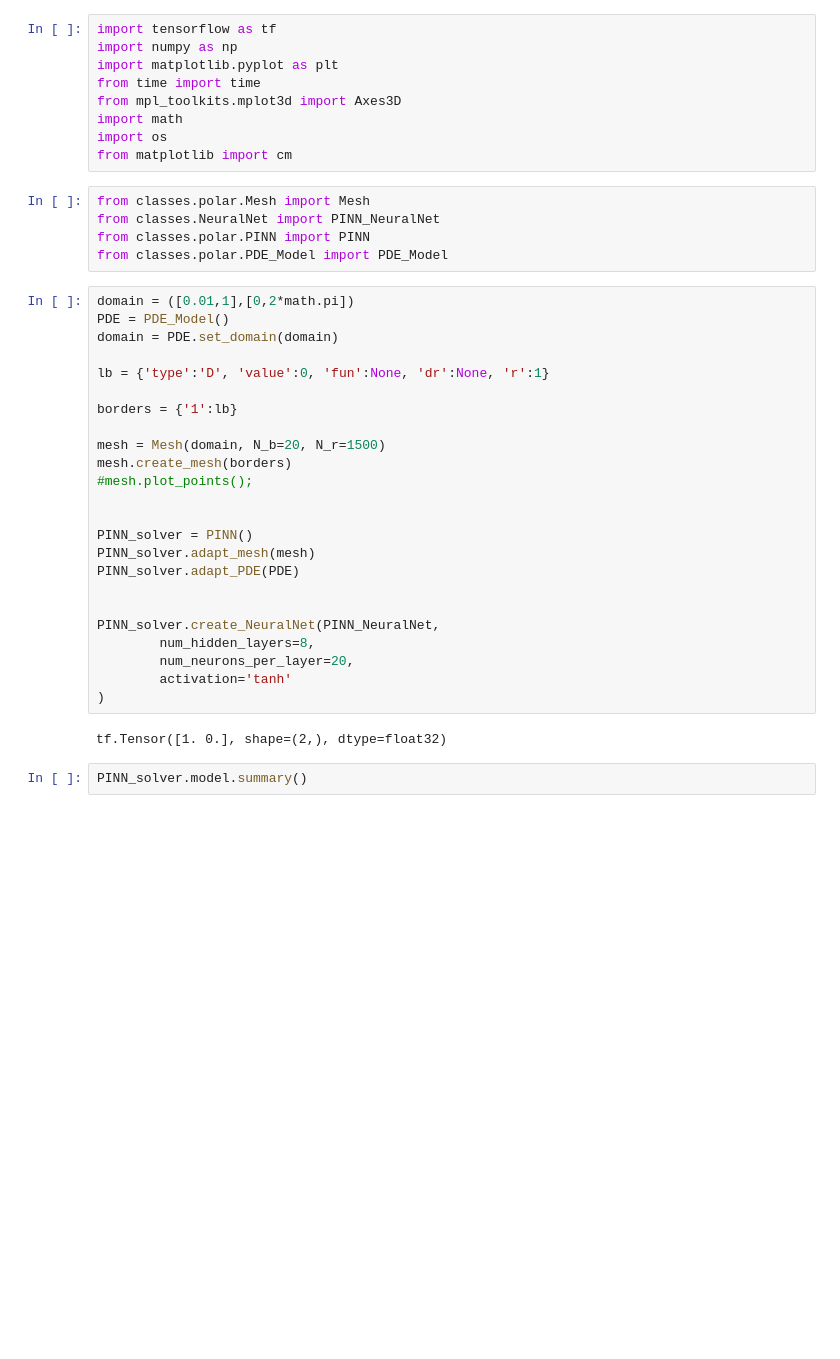
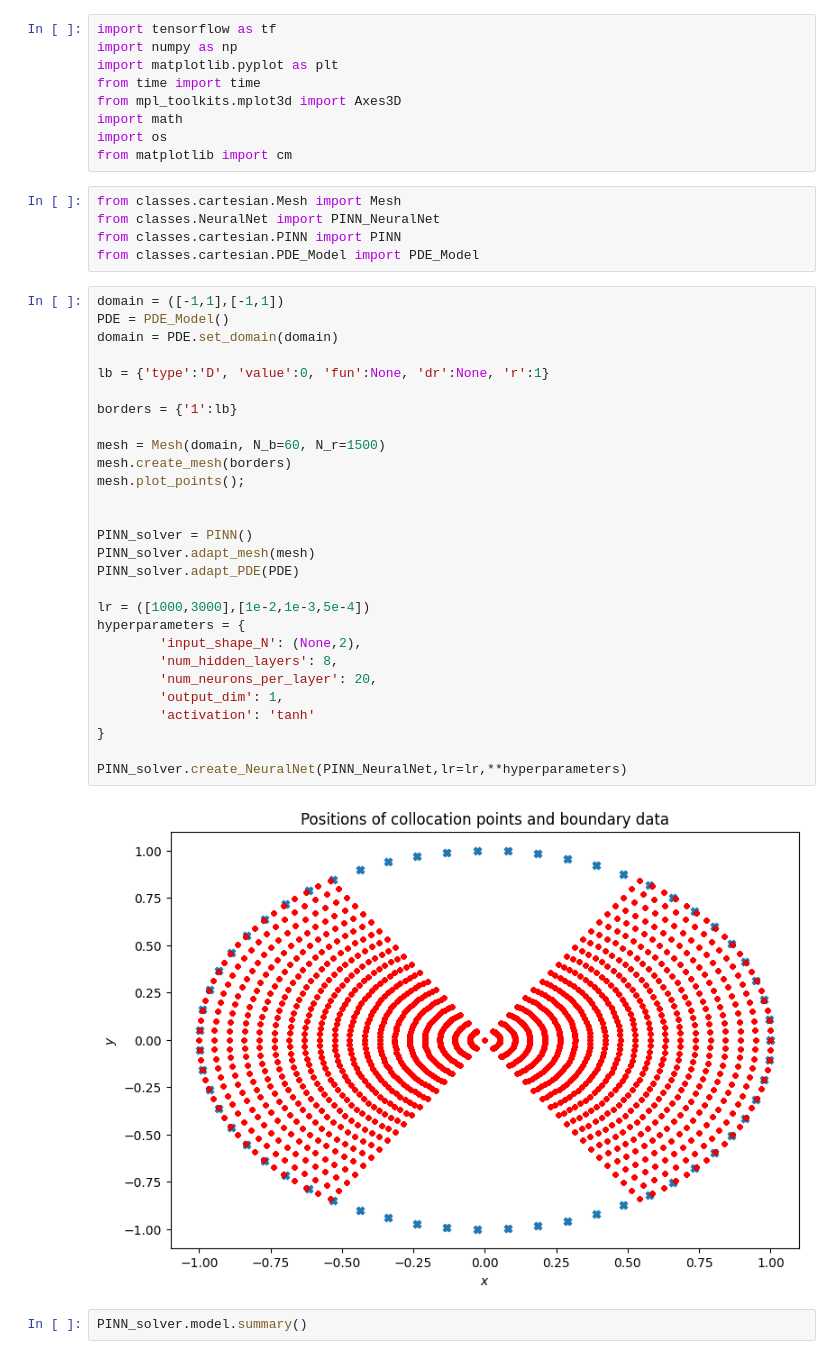
Before and after one commit to MartinAchondo/XPPBE, a Jupyter notebook: Main_XPINNS.ipynb, the cells around one changed output. Cells and saved outputs as stored; diff of their text form; blank space fills up the shorter version.

Commit message:
hyperparameters and cartesian mesh

```diff
--- a/Main_XPINNS.ipynb
+++ b/Main_XPINNS.ipynb
@@ -8,36 +8,40 @@ import math
 import os
 from matplotlib import cm
 # %%
-from classes.polar.Mesh import Mesh
+from classes.cartesian.Mesh import Mesh
 from classes.NeuralNet import PINN_NeuralNet
-from classes.polar.PINN import PINN
-from classes.polar.PDE_Model import PDE_Model
+from classes.cartesian.PINN import PINN
+from classes.cartesian.PDE_Model import PDE_Model
 # %%
-domain = ([0.01,1],[0,2*math.pi])
+domain = ([-1,1],[-1,1])
 PDE = PDE_Model()
 domain = PDE.set_domain(domain)
 
 lb = {'type':'D', 'value':0, 'fun':None, 'dr':None, 'r':1}
 
 borders = {'1':lb}
 
-mesh = Mesh(domain, N_b=20, N_r=1500)
+mesh = Mesh(domain, N_b=60, N_r=1500)
 mesh.create_mesh(borders)
-#mesh.plot_points();
+mesh.plot_points();
 
 
 PINN_solver = PINN()
 PINN_solver.adapt_mesh(mesh)
 PINN_solver.adapt_PDE(PDE)
 
+lr = ([1000,3000],[1e-2,1e-3,5e-4])
+hyperparameters = {
+        'input_shape_N': (None,2),
+        'num_hidden_layers': 8,
+        'num_neurons_per_layer': 20,
+        'output_dim': 1,
+        'activation': 'tanh'
+}
 
-PINN_solver.create_NeuralNet(PINN_NeuralNet,
-        num_hidden_layers=8,
-        num_neurons_per_layer=20,
-        activation='tanh'
-)
+PINN_solver.create_NeuralNet(PINN_NeuralNet,lr=lr,**hyperparameters)
 # %% [output]
-tf.Tensor([1. 0.], shape=(2,), dtype=float32)
+[figure, added]
 # %%
 PINN_solver.model.summary()
 # %% [output]
```
Also changed, not shown: 4 other files.
